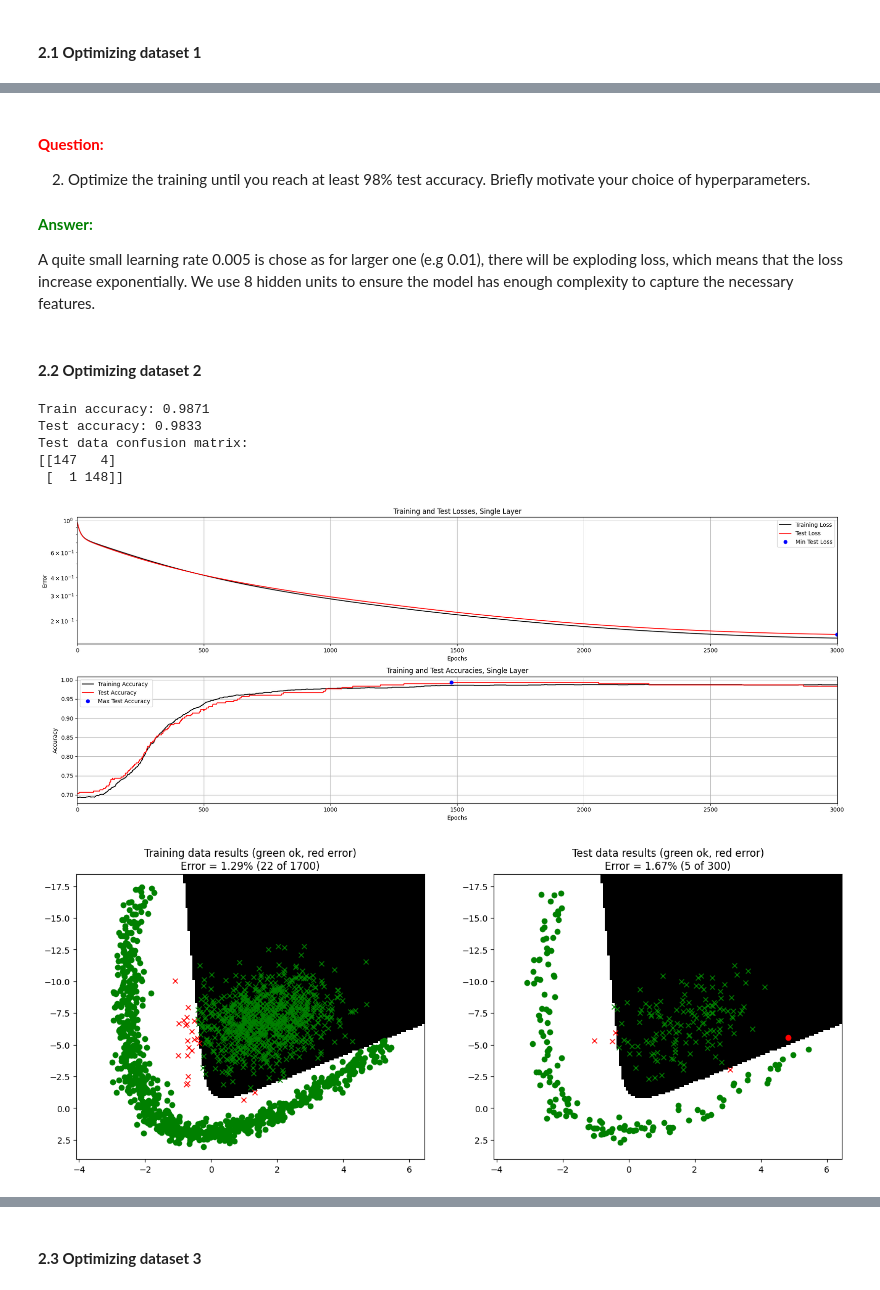
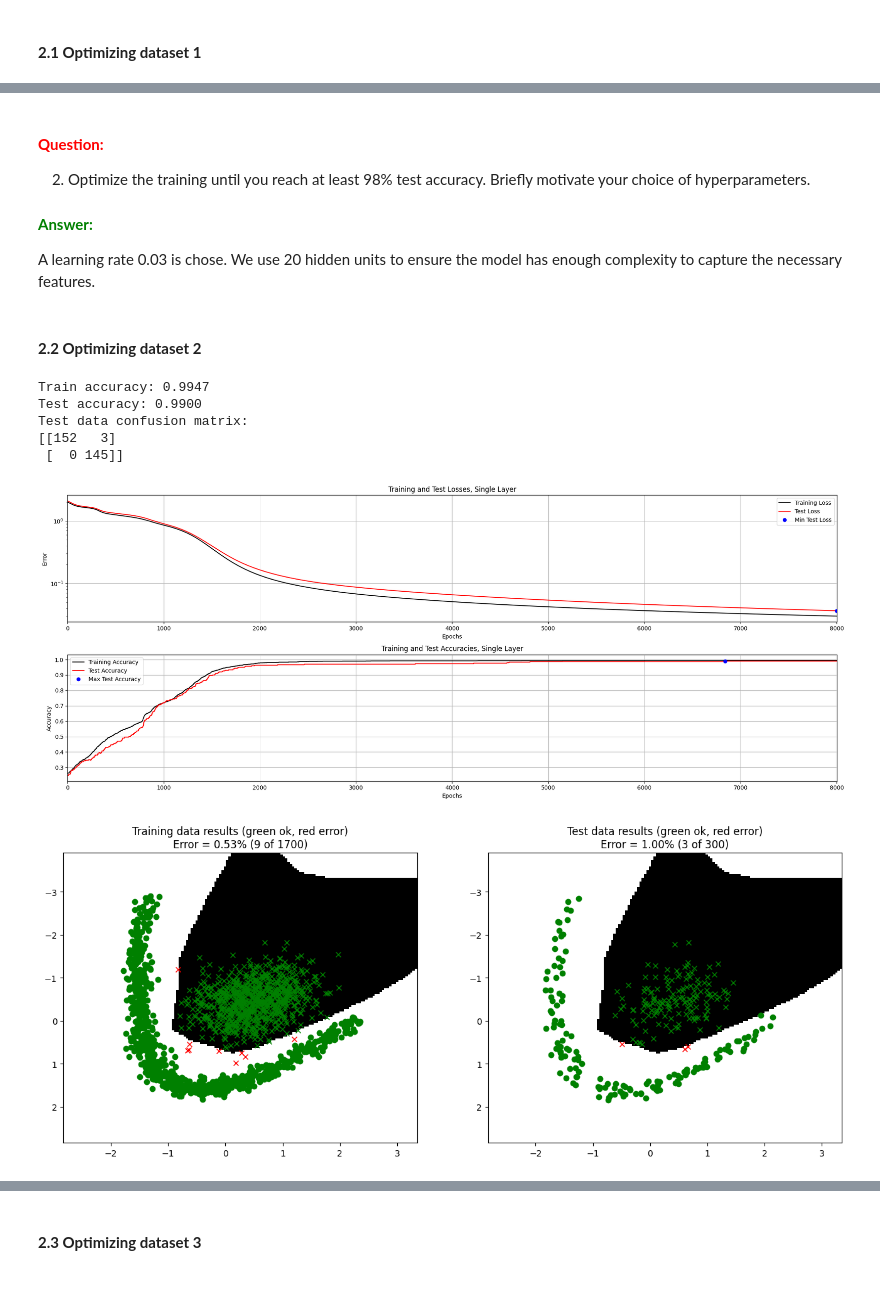
Before and after one commit to KTHxioayao/2025_VT, a Jupyter notebook: 732A82/1_Back_propagation/MultiLayer.ipynb, the cells around one changed output, grey strips where cells are left out. Drawn from its saved outputs; the diff is of its cells as text; code cells hidden in the pictures.

```diff
--- a/732A82/1_Back_propagation/MultiLayer.ipynb
+++ b/732A82/1_Back_propagation/MultiLayer.ipynb
@@ -68,13 +68,15 @@ def forward(X, W1, B1, W2, B2, useTanhOutput=False):
 
     # --------------------------------------------
     # === Your code here =========================
-    U = np.tanh(X @ W1 + B1)
+    U =  np.maximum(0, X @ W1 + B1)
 
 
     if useTanhOutput:
         Y = np.tanh(U @ W2 + B2)
     else:
-        Y = U @ W2 + B2
+         V = U @ W2 + B2
+         exp_V = np.exp(V - np.max(V, axis=1, keepdims=True))  # Softmax for stability
+         Y = exp_V / np.sum(exp_V, axis=1, keepdims=True)
 
     # --------------------------------------------
 
@@ -123,7 +125,7 @@ def backward(W1, B1, W2, B2, X, U, Y, D, useTanhOutput=False):
     else:
         error_output = Y - D
 
-    error_hidden = error_output @ W2.T
+    error_hidden = error_output @ W2.T *(U > 0)
     # --------------------------------------------
 
     # Gradient for the output layer
@@ -400,41 +402,37 @@ Test data confusion matrix:
 
 #### **<span style="color:green">Answer:</span>**
 
-A quite small learning rate 0.005 is chose as for larger one (e.g 0.01), there will be exploding loss, which means that the loss increase exponentially. We use 8 hidden units to ensure the model has enough complexity to capture the necessary features.
+A learning rate 0.03 is chose. We use 20 hidden units to ensure the model has enough complexity to capture the necessary features.
 # %% [markdown]
 #### **2.2 Optimizing dataset 2**
 # %%
 # --------------------------------------------
 # === Your code here =========================
 # --------------------------------------------
 X, D, L = loadDataset(2)
 
 nInputs  = X.shape[1]
 nClasses = D.shape[1]
-nHidden  = 60
+nHidden  = 50
 
-W1_0 = np.random.randn(nInputs, nHidden)
+W1_0 = np.random.randn(nInputs, nHidden)*  np.sqrt(1. / (nInputs ))
 B1_0 = np.zeros((1, nHidden))
-W2_0 = np.random.randn(nHidden, nClasses)
+W2_0 = np.random.randn(nHidden, nClasses)*  np.sqrt(1. / (nInputs ))
 B2_0 = np.zeros((1, nClasses))
 
-#W1_0 = np.zeros((nInputs, nHidden))
-##B1_0 = np.zeros((1, nHidden))
-W2_0 = np.zeros((nHidden, nClasses))
-#B2_0 = np.zeros((1, nClasses))
 
-params = {"epochs": 3000, "learningRate": 0.001 ,"normalize": False, "useTanhOutput": True}
+params = {"epochs": 8000, "learningRate": 0.001 ,"normalize": True, "useTanhOutput": True}
 # ============================================
 
 trainMultiLayerOnDataset(2, 0.15, W1_0, B1_0, W2_0, B2_0, params)
 # %% [output]
-Train accuracy: 0.9871
-Test accuracy: 0.9833
+Train accuracy: 0.9947
+Test accuracy: 0.9900
 Test data confusion matrix:
-[[147   4]
- [  1 148]]
+[[152   3]
+ [  0 145]]
-[figure, old version]
+[figure, new version]
-[figure, old version]
+[figure, new version]
 # %% [markdown]
 #### **<span style="color:red">Question:</span>**
 
```
Also changed, not shown: parts of 6 cells of this notebook.
